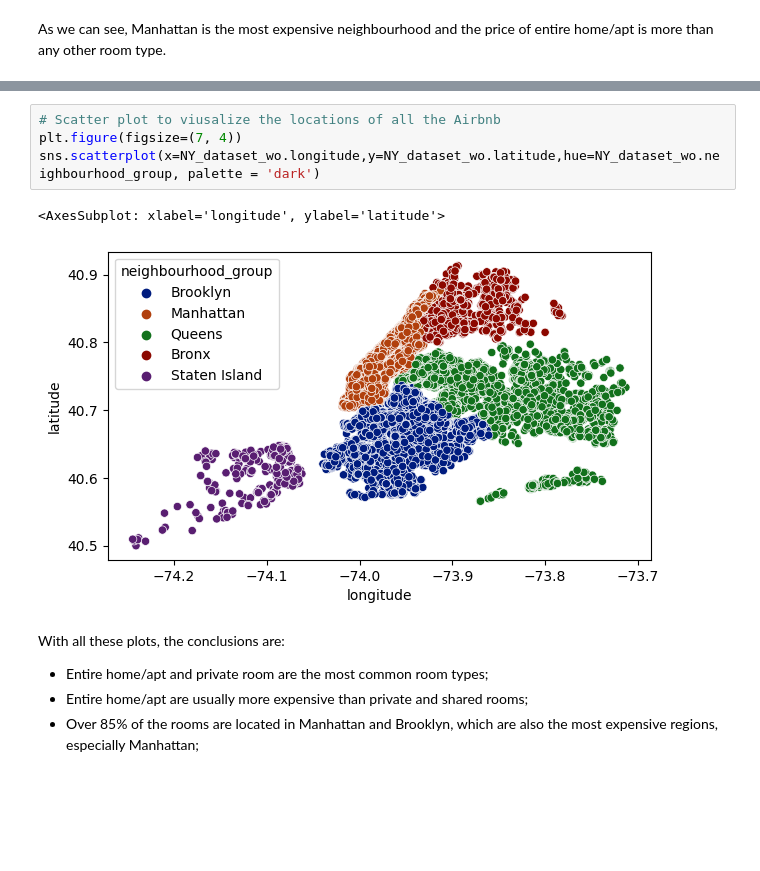
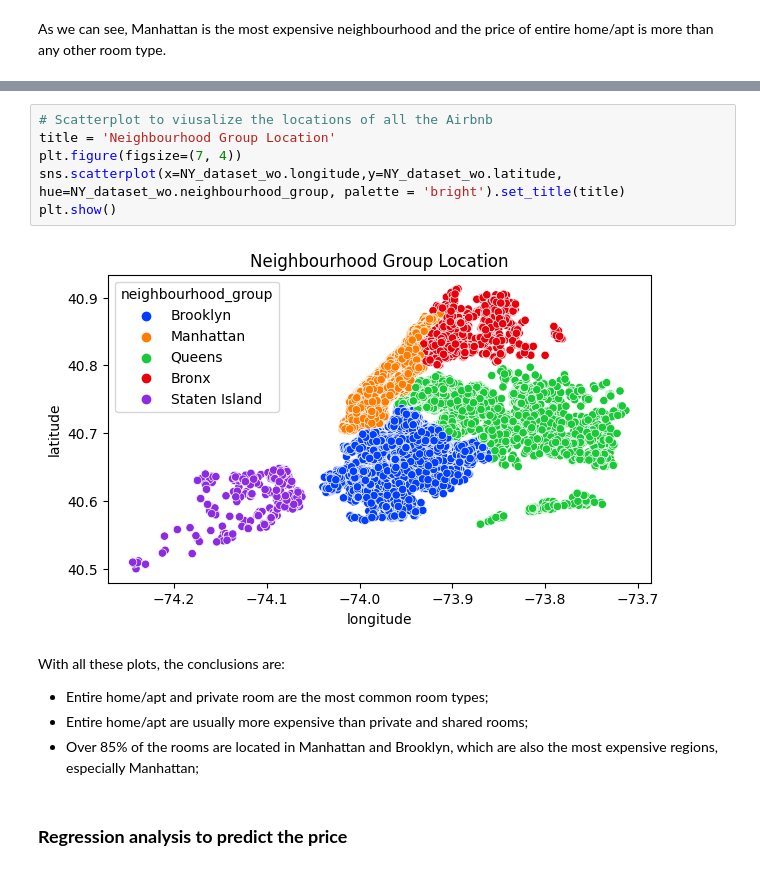
Before and after one commit to AlessandroSignoretto/Programming_project, a Jupyter notebook: Programming_project_pc.ipynb, the cells around one changed output, grey strips where cells are left out. Saved outputs shown, nothing was run; the diff lists cells and outputs as text; blank space fills up the shorter version.

Commit message:
End of the plots and beginning analysis

```diff
--- a/Programming_project_pc.ipynb
+++ b/Programming_project_pc.ipynb
@@ -370,13 +388,16 @@ As we can see, Manhattan is the most expensive neighbourhood and the price of en
 # %%
-# Scatter plot to viusalize the locations of all the Airbnb
+# Scatterplot to viusalize the locations of all the Airbnb
+title = 'Neighbourhood Group Location'
 plt.figure(figsize=(7, 4))
-sns.scatterplot(x=NY_dataset_wo.longitude,y=NY_dataset_wo.latitude,hue=NY_dataset_wo.neighbourhood_group, palette = 'dark')
+sns.scatterplot(x=NY_dataset_wo.longitude,y=NY_dataset_wo.latitude, hue=NY_dataset_wo.neighbourhood_group, palette = 'bright').set_title(title)
+plt.show()
 # %% [output]
-<AxesSubplot: xlabel='longitude', ylabel='latitude'>
-[figure, old version]
+[figure, new version]
 # %% [markdown]
 With all these plots, the conclusions are:
 
 - Entire home/apt and private room are the most common room types;
 - Entire home/apt are usually more expensive than private and shared rooms;
 - Over 85% of the rooms are located in Manhattan and Brooklyn, which are also the most expensive regions, especially Manhattan;
+# %% [markdown]
+<h3><b>Regression analysis to predict the price</b></h3>
```
Also changed, not shown: parts of 9 cells of this notebook.
